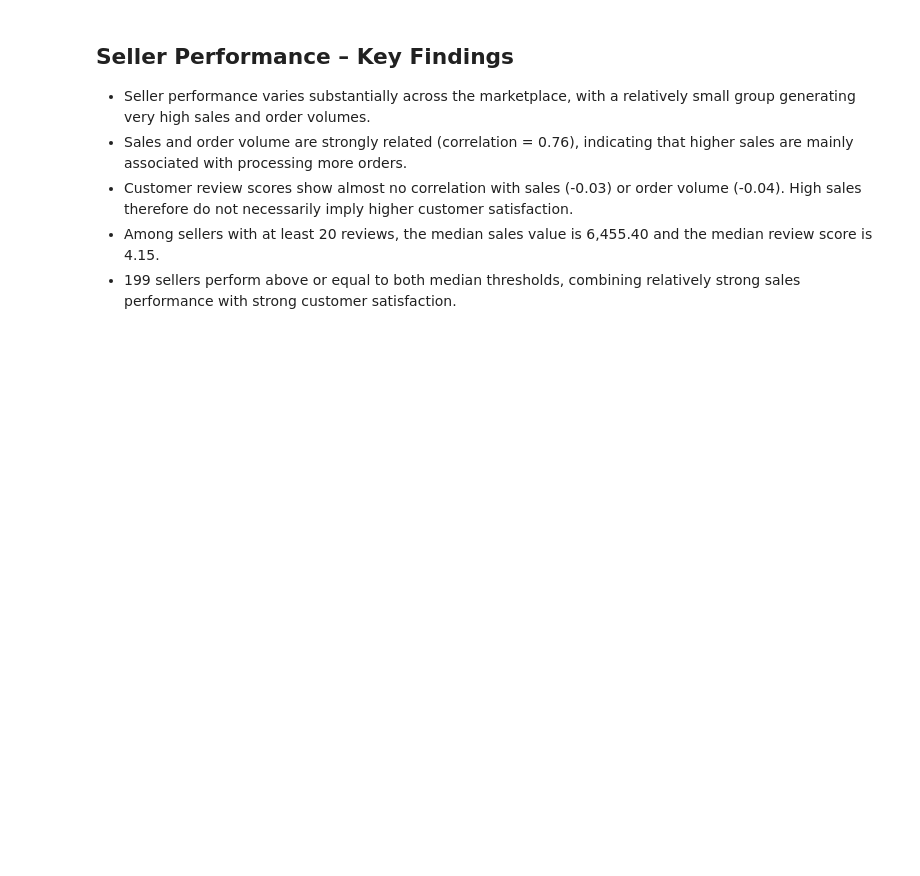
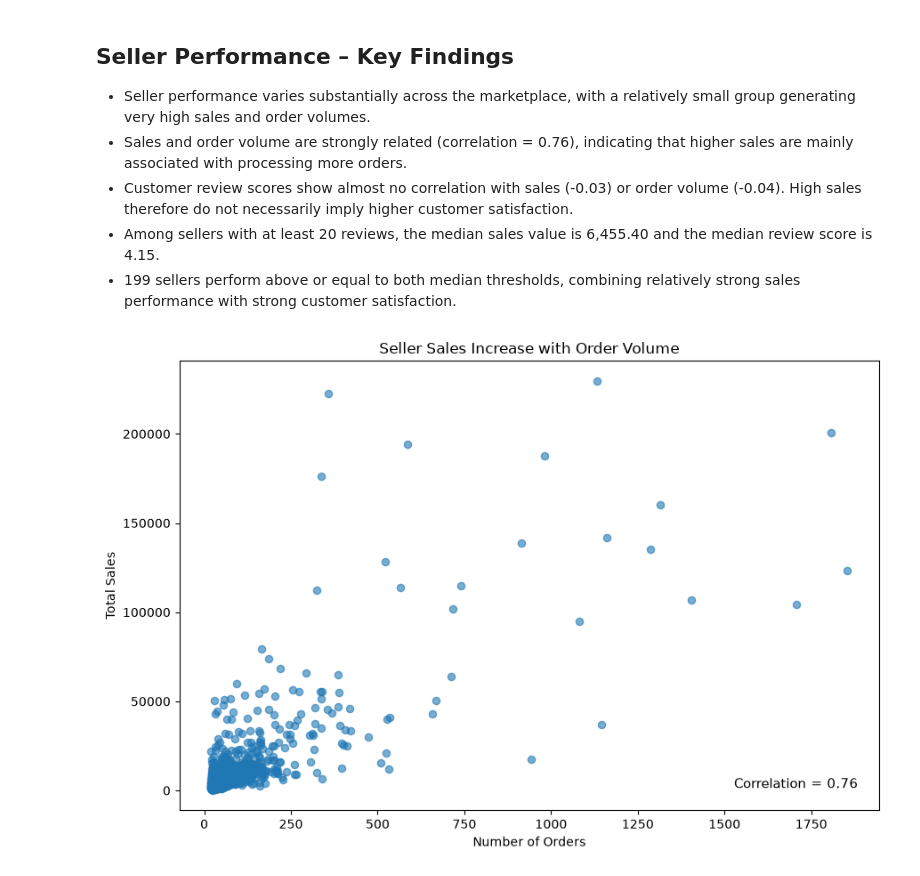
Before and after one commit to VMilewskiFF/SpikupCapstone2026_CYRV, a Jupyter notebook: notebooks/KPI4_Seller_Performance.ipynb, the cells around one changed output. Drawn from its saved outputs; the diff is of its cells as text; code cells hidden in the pictures; blank space fills up the shorter version.

```diff
--- a/notebooks/KPI4_Seller_Performance.ipynb
+++ b/notebooks/KPI4_Seller_Performance.ipynb
@@ -362,3 +362,31 @@ Strong sellers: 199
 - Customer review scores show almost no correlation with sales (-0.03) or order volume (-0.04). High sales therefore do not necessarily imply higher customer satisfaction.
 - Among sellers with at least 20 reviews, the median sales value is 6,455.40 and the median review score is 4.15.
 - 199 sellers perform above or equal to both median thresholds, combining relatively strong sales performance with strong customer satisfaction.
+# %%
+import matplotlib.pyplot as plt
+
+plt.figure(figsize=(9, 6))
+
+plt.scatter(
+    reliable_sellers["number_of_orders"],
+    reliable_sellers["total_sales"],
+    alpha=0.6,
+    s=35
+)
+
+plt.xlabel("Number of Orders")
+plt.ylabel("Total Sales")
+plt.title("Seller Sales Increase with Order Volume")
+
+plt.text(
+    0.97, 0.05,
+    "Correlation = 0.76",
+    transform=plt.gca().transAxes,
+    ha="right",
+    fontsize=11
+)
+
+plt.tight_layout()
+plt.show()
+# %% [output]
+[figure, added]
```
Also changed, not shown: parts of 8 cells of this notebook, 4 other files.
